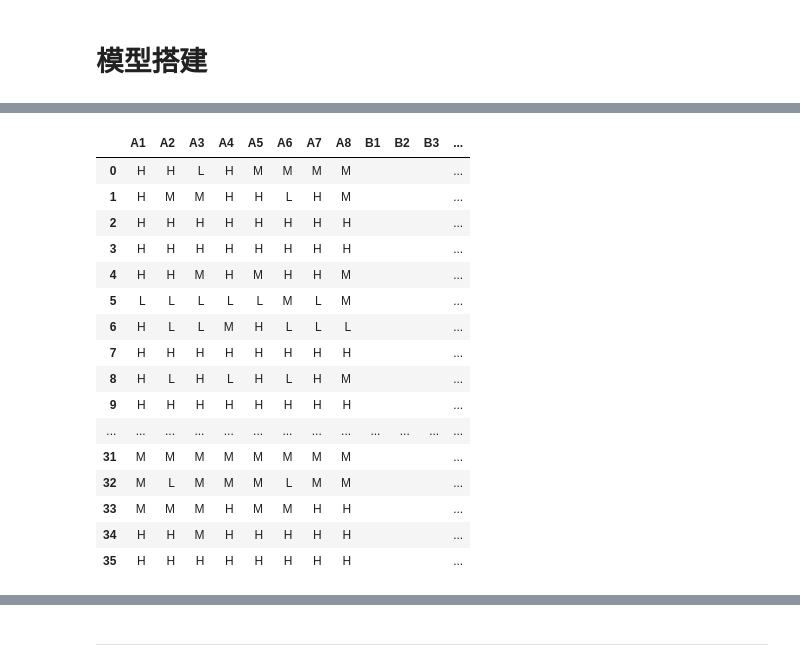
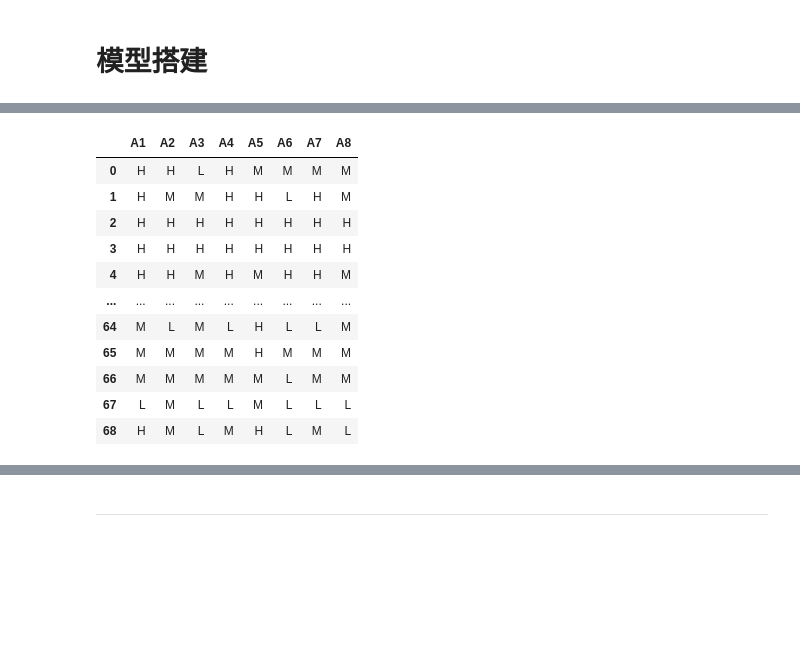
Before and after one commit to Zhou1317fe5/ml-projects, a Jupyter notebook: 贝叶斯危化品仓储风险分析/code/demo.ipynb, the cells around one changed output, grey strips where cells are left out. Cells and saved outputs as stored; diff of their text form; code cells hidden in the pictures; blank space fills up the shorter version.

```diff
--- a/贝叶斯危化品仓储风险分析/code/demo.ipynb
+++ b/贝叶斯危化品仓储风险分析/code/demo.ipynb
@@ -41,11 +30,7 @@ memory usage: 9.4+ KB
 # %%
-# 要删除的标题列表
-# 删除1-6列和9-16列
-data = data.drop(data.columns[0:6], axis=1)
-data = data.drop(data.columns[2:10], axis=1)
-
-# 在需要的情况下，保存修改后的数据表格
-#data.to_excel("./data/updated_data.xlsx", index=False)
+# 删除无用列
+# 删除1-16列
+data = data.drop(data.columns[0:16], axis=1)
 # %%
 data.info()
 # %% [output]
@@ -374,50 +359,39 @@ data3.to_excel('./data/贝叶斯网络构建数据.xlsx',index=True)
 # %% [markdown]
 ![](./关系.png)
 # %%
-data_input=pd.read_excel('./data/风险等级数据.xlsx')
-#data_input.info()
-data_input=data_input.iloc[:,18:]
 
-# 修改列名
-# 创建一个字典来映射旧列名到新列名
-column_mapping2 = {
-    'A1操作技能':'A1',
-    'A2制度执行':'A2',
-    'A3管理能力':'A3',
-    'A4维修保养':'A4',
-    'A5设施设备':'A5',
-    'A6库存管理':'A6',
-    'A7化学反应':'A7',
-    'A8自然天气':'A8'
-}
+import numpy as np
+import pandas as pd
 
-# 使用rename方法将列名进行更改
-data_input = data_input.rename(columns=column_mapping2)
-
-
-# 要添加的列名列表
-new_columns = ['B1', 'B2', 'B3', 'B4', 'C']
-
-# 添加新列
-for col in new_columns:
-    data_input[col] = ''  # 假设初始值都设置为空
-
-data_input
+def get_train_data():
+    data=pd.read_excel('./data/风险等级数据.xlsx')
+    data=data.iloc[:,16:]
+    # 修改列名
+    # 创建一个字典来映射旧列名到新列名
+    column_mapping2 = {
+        'A1操作技能':'A1',
+        'A2制度执行':'A2',
+        'A3管理能力':'A3',
+        'A4维修保养':'A4',
+        'A5设施设备':'A5',
+        'A6库存管理':'A6',
+        'A7化学反应':'A7',
+        'A8自然天气':'A8'
+    }
+    # 使用rename方法将列名进行更改
+    data = data.rename(columns=column_mapping2)
+    return data
+get_train_data()
 # %% [output]
-|  | A1 | A2 | A3 | A4 | A5 | A6 | A7 | A8 | B1 | B2 | B3 | ... |
-| 0 | H | H | L | H | M | M | M | M |  |  |  | ... |
-| 1 | H | M | M | H | H | L | H | M |  |  |  | ... |
-| 2 | H | H | H | H | H | H | H | H |  |  |  | ... |
-| 3 | H | H | H | H | H | H | H | H |  |  |  | ... |
-| 4 | H | H | M | H | M | H | H | M |  |  |  | ... |
-| 5 | L | L | L | L | L | M | L | M |  |  |  | ... |
-| 6 | H | L | L | M | H | L | L | L |  |  |  | ... |
-| 7 | H | H | H | H | H | H | H | H |  |  |  | ... |
-| 8 | H | L | H | L | H | L | H | M |  |  |  | ... |
-| 9 | H | H | H | H | H | H | H | H |  |  |  | ... |
-| ... | ... | ... | ... | ... | ... | ... | ... | ... | ... | ... | ... | ... |
-| 31 | M | M | M | M | M | M | M | M |  |  |  | ... |
-| 32 | M | L | M | M | M | L | M | M |  |  |  | ... |
-| 33 | M | M | M | H | M | M | H | H |  |  |  | ... |
-| 34 | H | H | M | H | H | H | H | H |  |  |  | ... |
-| 35 | H | H | H | H | H | H | H | H |  |  |  | ... |
+|  | A1 | A2 | A3 | A4 | A5 | A6 | A7 | A8 |
+| 0 | H | H | L | H | M | M | M | M |
+| 1 | H | M | M | H | H | L | H | M |
+| 2 | H | H | H | H | H | H | H | H |
+| 3 | H | H | H | H | H | H | H | H |
+| 4 | H | H | M | H | M | H | H | M |
+| ... | ... | ... | ... | ... | ... | ... | ... | ... |
+| 64 | M | L | M | L | H | L | L | M |
+| 65 | M | M | M | M | H | M | M | M |
+| 66 | M | M | M | M | M | L | M | M |
+| 67 | L | M | L | L | M | L | L | L |
+| 68 | H | M | L | M | H | L | M | L |
```
Also changed, not shown: parts of 46 cells of this notebook, 4 other files.
